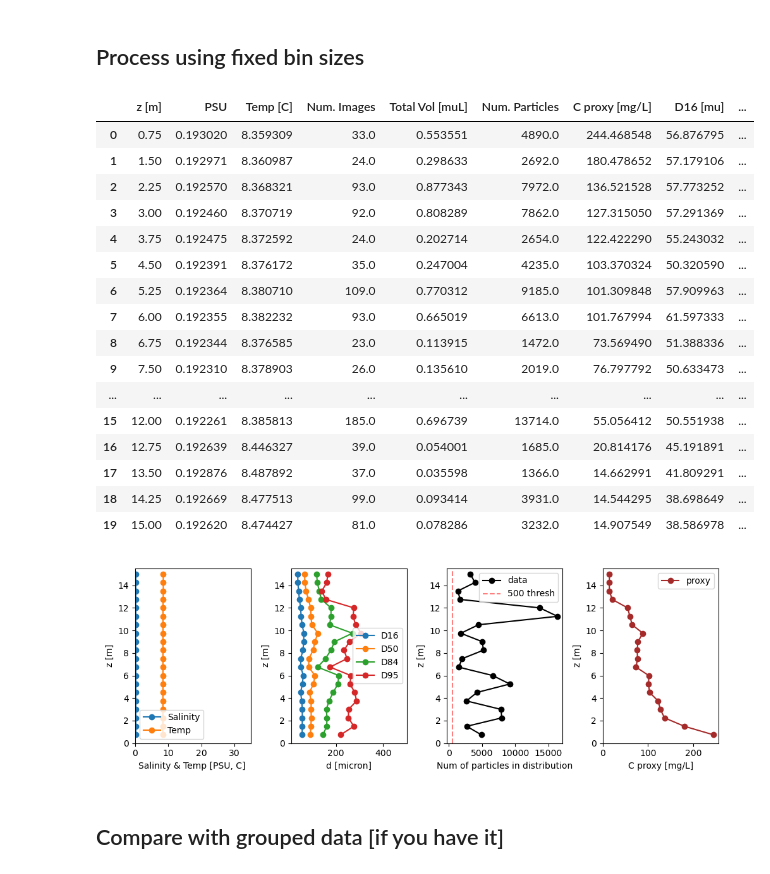
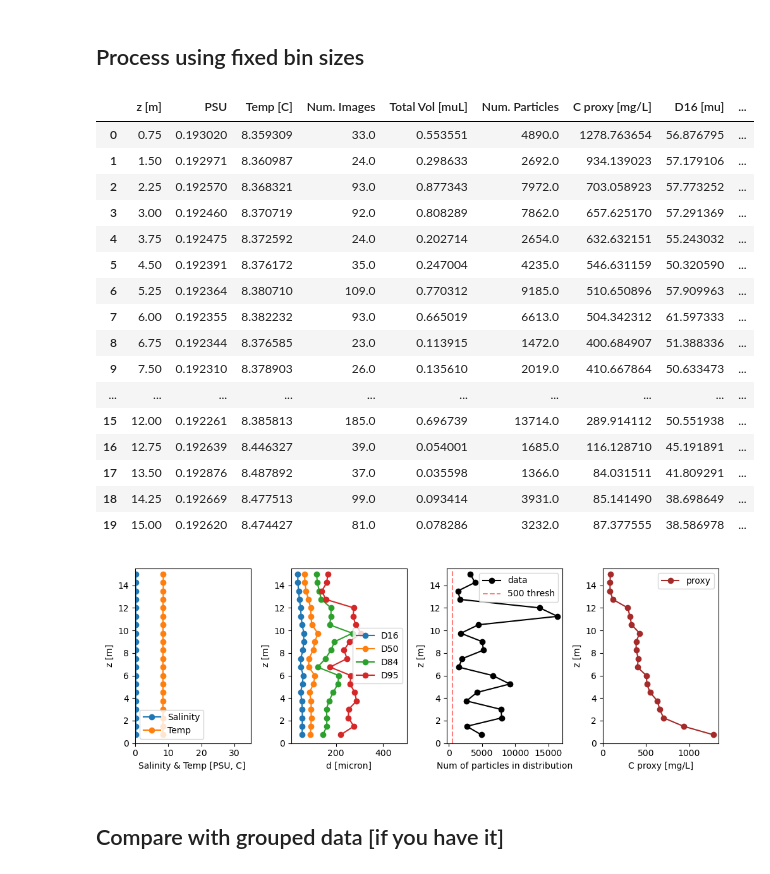
Before and after one commit to Floc-Imaging-and-Image-Processing/FlocCam-ImageProcessing, a Jupyter notebook: Code/1_Profile_Processing/3_ProfileProcStep3B_Process_ProfileData_v01.ipynb, the cells around one changed output. Cells and saved outputs as stored; diff of their text form; code cells hidden in the pictures.

```diff
--- a/Code/1_Profile_Processing/3_ProfileProcStep3B_Process_ProfileData_v01.ipynb
+++ b/Code/1_Profile_Processing/3_ProfileProcStep3B_Process_ProfileData_v01.ipynb
@@ -35,8 +35,8 @@ w = 3 # the distribution weighting value 0 = by number, 1 = by diameter (Ali's),
 # inputs needed for mass concentration proxy
 nf = 2.5 # floc fractal dimension
 dp = 8   # primary particle size in micron
-Rs = 1.5 # submerged specific gravity of solid primary particles
-image_vol = 10**-4 #(in liters)
+rhos = 2500 # submerged specific gravity of solid primary particles
+image_vol = 10**-5 #(in liters)
 
 """  ------------------------------------------- """
 
@@ -184,8 +184,8 @@ for j in range(0,N):
 
     numimg[j] = int(len(pdata_group['ImgNo'].unique()))
     dvol_uL = 1e-9*(np.pi/6)*d**3 # volume of each particle in microliters (1 micron^3 = 1e-9 microliters)
-    Rf = Rs*(d/dp)**(nf-3) # submerged specific gravity of the flocs
-    mass_mg = dvol_uL*(Rf+1) # mass (in mg) of each floc
+    rhoa = rhos*(d/dp)**(nf-3) # apparent dry density of floc in kg/m3
+    mass_mg = dvol_uL*rhoa*(1/1000) # mass (in mg) of each floc
     Mass_per_image[j] = np.sum(mass_mg)/numimg[j] # floc mass per image (averaged over the group)
 
     numpart[j]=int(len(d))
@@ -264,49 +264,49 @@ ax1.legend(loc=3)
 ax2.plot(summary['D16 [mu]'], summary['z [m]'], marker='o',alpha=1,label='D16')
 ax2.plot(summary['D50 [mu]'], summary['z [m]'], marker='o',alpha=1,label='D50')
 ax2.plot(summary['D84 [mu]'], summary['z [m]'], marker='o',alpha=1,label='D84')
 ax2.plot(summary['D95 [mu]'], summary['z [m]'], marker='o',alpha=1,label='D95')
 ax2.set_xlim(10,500)
 ax2.set_ylim(0,totaldepth)
 ax2.set_ylabel('z [m]')
 ax2.set_xlabel('d [micron]')
 ax2.legend()
 
 ax3.plot(summary['Num. Particles'], summary['z [m]'], '-o',color='k',alpha=1,label='data')
 ax3.set_ylim(0,totaldepth)
 ax3.set_ylabel('z [m]')
 ax3.set_xlabel('Num of particles in distribution')
 ax3.axvline(x = 500, color = 'r', linestyle = '--', alpha=0.5, label='500 thresh')
 ax3.legend()
 # ax3.axhline(y = totaldepth, color = 'b', linestyle = '--', label='water surface')
 
 ax4.plot(summary['C proxy [mg/L]'], summary['z [m]'], '-o',color='brown',alpha=1,label='proxy')
 # ax4.axvline(x = 500, color = 'r', linestyle = '--', alpha=0.5, label='500 thresh')
 ax4.set_ylim(0,totaldepth)
 ax4.set_xlim(0,)
 ax4.set_ylabel('z [m]')
 ax4.set_xlabel('C proxy [mg/L]')
 ax4.legend()
 
 fig.tight_layout();
 plt.savefig(castpath+'ProcData_3_figure-profile.pdf',bbox_inches="tight", pad_inches=0.005)
 # %% [output]
 |  | z [m] | PSU | Temp [C] | Num. Images | Total Vol [muL] | Num. Particles | C proxy [mg/L] | D16 [mu] | ... |
-| 0 | 0.75 | 0.193020 | 8.359309 | 33.0 | 0.553551 | 4890.0 | 244.468548 | 56.876795 | ... |
-| 1 | 1.50 | 0.192971 | 8.360987 | 24.0 | 0.298633 | 2692.0 | 180.478652 | 57.179106 | ... |
-| 2 | 2.25 | 0.192570 | 8.368321 | 93.0 | 0.877343 | 7972.0 | 136.521528 | 57.773252 | ... |
-| 3 | 3.00 | 0.192460 | 8.370719 | 92.0 | 0.808289 | 7862.0 | 127.315050 | 57.291369 | ... |
-| 4 | 3.75 | 0.192475 | 8.372592 | 24.0 | 0.202714 | 2654.0 | 122.422290 | 55.243032 | ... |
-| 5 | 4.50 | 0.192391 | 8.376172 | 35.0 | 0.247004 | 4235.0 | 103.370324 | 50.320590 | ... |
-| 6 | 5.25 | 0.192364 | 8.380710 | 109.0 | 0.770312 | 9185.0 | 101.309848 | 57.909963 | ... |
-| 7 | 6.00 | 0.192355 | 8.382232 | 93.0 | 0.665019 | 6613.0 | 101.767994 | 61.597333 | ... |
-| 8 | 6.75 | 0.192344 | 8.376585 | 23.0 | 0.113915 | 1472.0 | 73.569490 | 51.388336 | ... |
-| 9 | 7.50 | 0.192310 | 8.378903 | 26.0 | 0.135610 | 2019.0 | 76.797792 | 50.633473 | ... |
+| 0 | 0.75 | 0.193020 | 8.359309 | 33.0 | 0.553551 | 4890.0 | 1278.763654 | 56.876795 | ... |
+| 1 | 1.50 | 0.192971 | 8.360987 | 24.0 | 0.298633 | 2692.0 | 934.139023 | 57.179106 | ... |
+| 2 | 2.25 | 0.192570 | 8.368321 | 93.0 | 0.877343 | 7972.0 | 703.058923 | 57.773252 | ... |
+| 3 | 3.00 | 0.192460 | 8.370719 | 92.0 | 0.808289 | 7862.0 | 657.625170 | 57.291369 | ... |
+| 4 | 3.75 | 0.192475 | 8.372592 | 24.0 | 0.202714 | 2654.0 | 632.632151 | 55.243032 | ... |
+| 5 | 4.50 | 0.192391 | 8.376172 | 35.0 | 0.247004 | 4235.0 | 546.631159 | 50.320590 | ... |
+| 6 | 5.25 | 0.192364 | 8.380710 | 109.0 | 0.770312 | 9185.0 | 510.650896 | 57.909963 | ... |
+| 7 | 6.00 | 0.192355 | 8.382232 | 93.0 | 0.665019 | 6613.0 | 504.342312 | 61.597333 | ... |
+| 8 | 6.75 | 0.192344 | 8.376585 | 23.0 | 0.113915 | 1472.0 | 400.684907 | 51.388336 | ... |
+| 9 | 7.50 | 0.192310 | 8.378903 | 26.0 | 0.135610 | 2019.0 | 410.667864 | 50.633473 | ... |
 | ... | ... | ... | ... | ... | ... | ... | ... | ... | ... |
-| 15 | 12.00 | 0.192261 | 8.385813 | 185.0 | 0.696739 | 13714.0 | 55.056412 | 50.551938 | ... |
-| 16 | 12.75 | 0.192639 | 8.446327 | 39.0 | 0.054001 | 1685.0 | 20.814176 | 45.191891 | ... |
-| 17 | 13.50 | 0.192876 | 8.487892 | 37.0 | 0.035598 | 1366.0 | 14.662991 | 41.809291 | ... |
-| 18 | 14.25 | 0.192669 | 8.477513 | 99.0 | 0.093414 | 3931.0 | 14.544295 | 38.698649 | ... |
-| 19 | 15.00 | 0.192620 | 8.474427 | 81.0 | 0.078286 | 3232.0 | 14.907549 | 38.586978 | ... |
+| 15 | 12.00 | 0.192261 | 8.385813 | 185.0 | 0.696739 | 13714.0 | 289.914112 | 50.551938 | ... |
+| 16 | 12.75 | 0.192639 | 8.446327 | 39.0 | 0.054001 | 1685.0 | 116.128710 | 45.191891 | ... |
+| 17 | 13.50 | 0.192876 | 8.487892 | 37.0 | 0.035598 | 1366.0 | 84.031511 | 41.809291 | ... |
+| 18 | 14.25 | 0.192669 | 8.477513 | 99.0 | 0.093414 | 3931.0 | 85.141490 | 38.698649 | ... |
+| 19 | 15.00 | 0.192620 | 8.474427 | 81.0 | 0.078286 | 3232.0 | 87.377555 | 38.586978 | ... |
 [figure]
 # %% [markdown]
 ## Compare with grouped data [if you have it]
```
Also changed, not shown: 1 other file.
